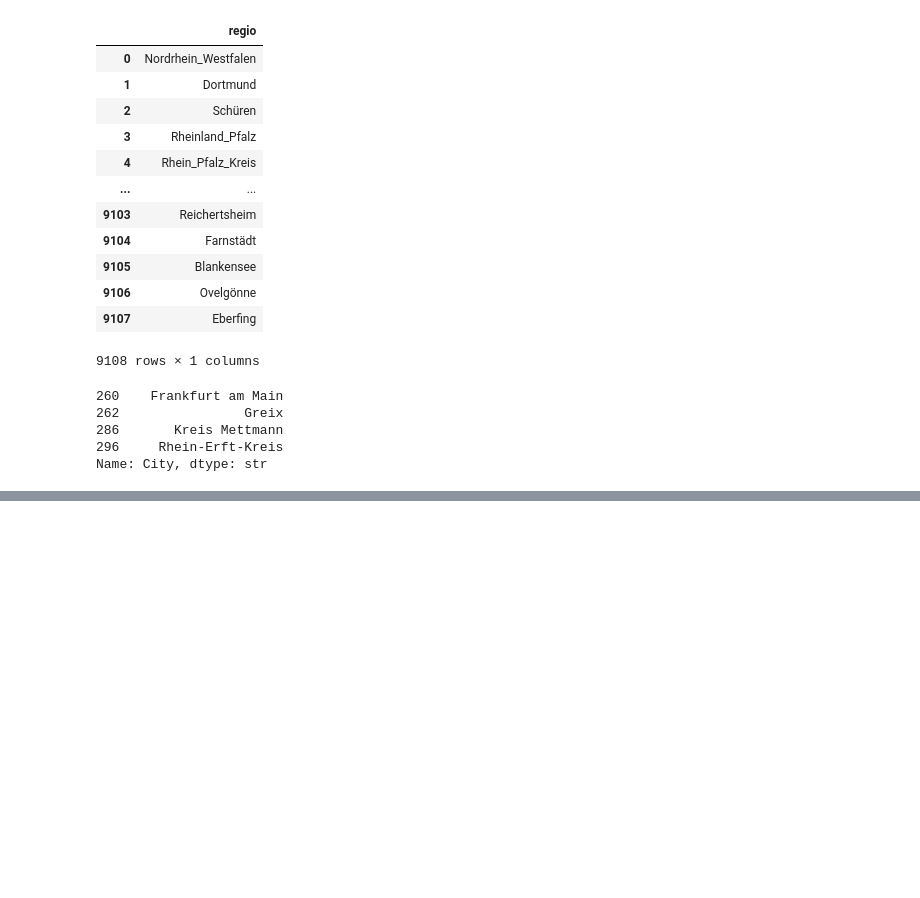
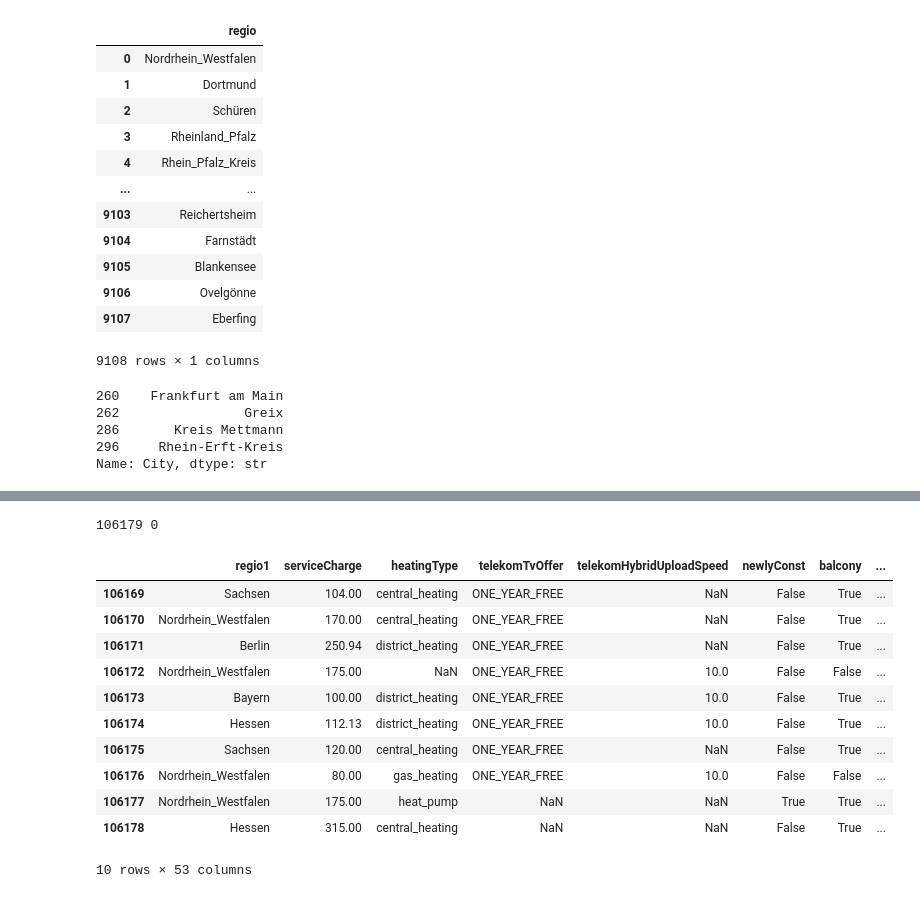
Before and after one commit to mohamed09012003/german_rent_predictor, a Jupyter notebook: notebooks/01_exploration.ipynb, the cells around one changed output, grey strips where cells are left out. Cells and saved outputs as stored; diff of their text form; code cells hidden in the pictures; blank space fills up the shorter version.

```diff
--- a/notebooks/01_exploration.ipynb
+++ b/notebooks/01_exploration.ipynb
@@ -164,0 +212,11 @@ Name: City, dtype: str
+# %%
+date_map = {
+    "Feb20": (2020, 1),
+    "May19": (2019, 2),
+    "Oct19": (2019, 4),
+    "Sep18": (2018, 3)
+}
+ #date_map[x] Looks up that date in your dictionary. For "Feb20", it returns (2020, 1)
+ #[0] Selects the first item in the tuple. Python starts counting at zero, so (2020, 1)[0] gives 2020
+df["year"] = df["date"].map(lambda x: date_map[x][0])
+df["quarter"] = df["date"].map(lambda x: date_map[x][1])
@@ -164,0 +231,26 @@ Name: City, dtype: str
+# %%
+d = df[df["city"].isin(set(citys) - {"Greix"})].copy()
+# %%
+then = gq[["City", "Year", "Quarter", "Index"]].rename(
+    columns={"City": "city", "Year": "year", "Quarter": "quarter", "Index": "idx_then"})
+# %%
+d = d.merge(then, on=["city", "year", "quarter"], how="left")
+# %%
+print(len(d), d["idx_then"].isna().sum())
+# %% [output]
+106179 0
+# %%
+d.tail(10)
+# %% [output]
+|  | regio1 | serviceCharge | heatingType | telekomTvOffer | telekomHybridUploadSpeed | newlyConst | balcony | ... |
+| 106169 | Sachsen | 104.00 | central_heating | ONE_YEAR_FREE | NaN | False | True | ... |
+| 106170 | Nordrhein_Westfalen | 170.00 | central_heating | ONE_YEAR_FREE | NaN | False | True | ... |
+| 106171 | Berlin | 250.94 | district_heating | ONE_YEAR_FREE | NaN | False | True | ... |
+| 106172 | Nordrhein_Westfalen | 175.00 | NaN | ONE_YEAR_FREE | 10.0 | False | False | ... |
+| 106173 | Bayern | 100.00 | district_heating | ONE_YEAR_FREE | 10.0 | False | True | ... |
+| 106174 | Hessen | 112.13 | district_heating | ONE_YEAR_FREE | 10.0 | False | True | ... |
+| 106175 | Sachsen | 120.00 | central_heating | ONE_YEAR_FREE | NaN | False | True | ... |
+| 106176 | Nordrhein_Westfalen | 80.00 | gas_heating | ONE_YEAR_FREE | 10.0 | False | False | ... |
+| 106177 | Nordrhein_Westfalen | 175.00 | heat_pump | NaN | NaN | True | True | ... |
+| 106178 | Hessen | 315.00 | central_heating | NaN | NaN | False | True | ... |
+10 rows × 53 columns
```
Also changed, not shown: parts of 13 cells of this notebook, 2 other files.
